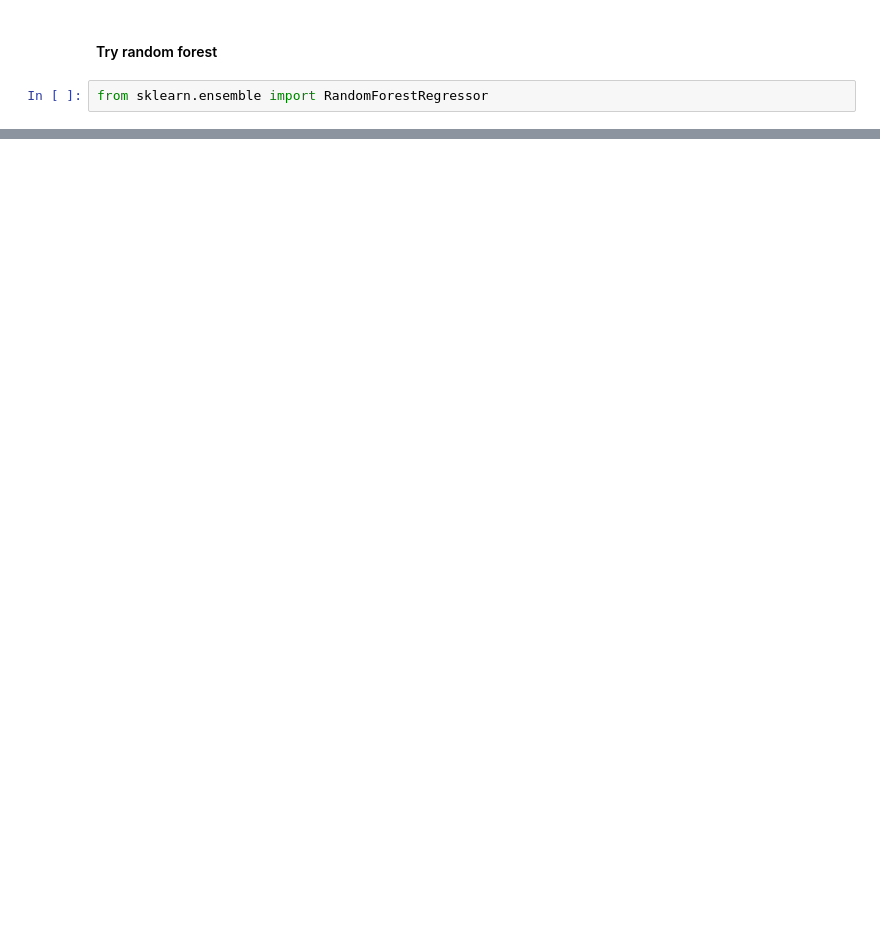
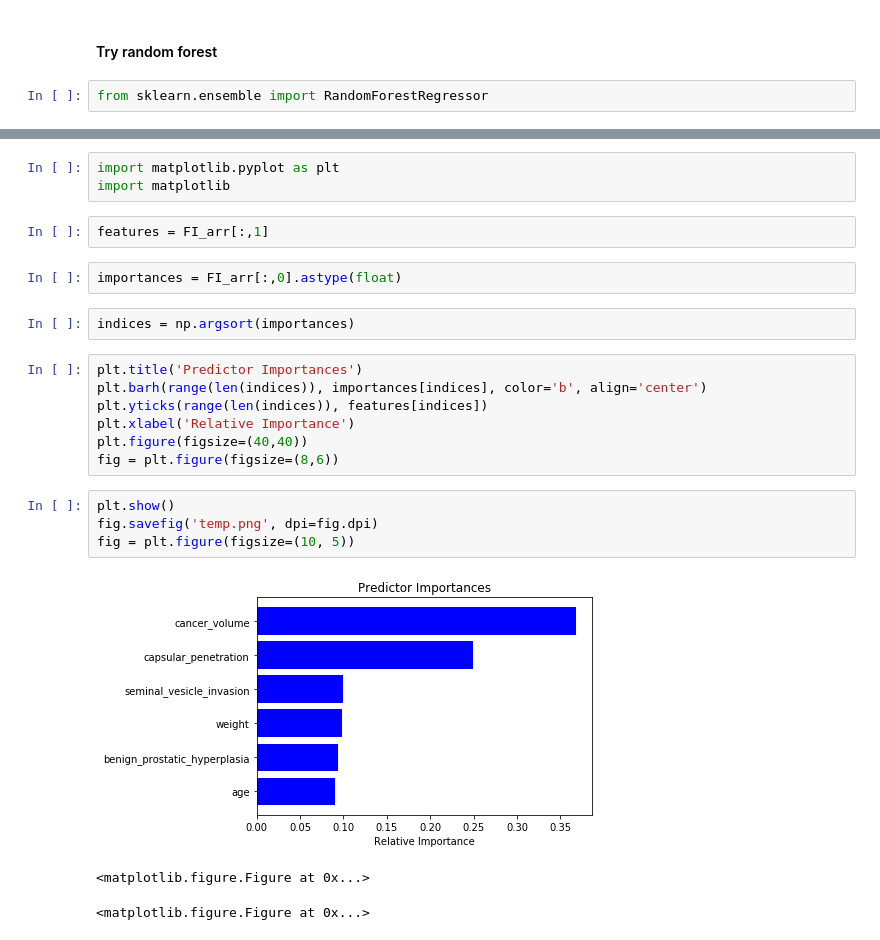
Before and after one commit to GalaxyDream/STA6166, a Jupyter notebook: nbs/STA6166.ipynb, the cells around one changed output, grey strips where cells are left out. Drawn from its saved outputs; the diff is of its cells as text; blank space fills up the shorter version.

```diff
--- a/nbs/STA6166.ipynb
+++ b/nbs/STA6166.ipynb
@@ -212,0 +462,24 @@ rf_clf = RandomForestRegressor(n_estimators = 100)
+# %%
+import matplotlib.pyplot as plt
+import matplotlib
+# %%
+features = FI_arr[:,1]
+# %%
+importances = FI_arr[:,0].astype(float)
+# %%
+indices = np.argsort(importances)
+# %%
+plt.title('Predictor Importances')
+plt.barh(range(len(indices)), importances[indices], color='b', align='center')
+plt.yticks(range(len(indices)), features[indices])
+plt.xlabel('Relative Importance')
+plt.figure(figsize=(40,40))
+fig = plt.figure(figsize=(8,6))
+# %%
+plt.show()
+fig.savefig('temp.png', dpi=fig.dpi)
+fig = plt.figure(figsize=(10, 5))
+# %% [output]
+[figure, added]
+<matplotlib.figure.Figure at 0x...>
+<matplotlib.figure.Figure at 0x...>
```
Also changed, not shown: parts of 77 cells of this notebook, 10 other files.
